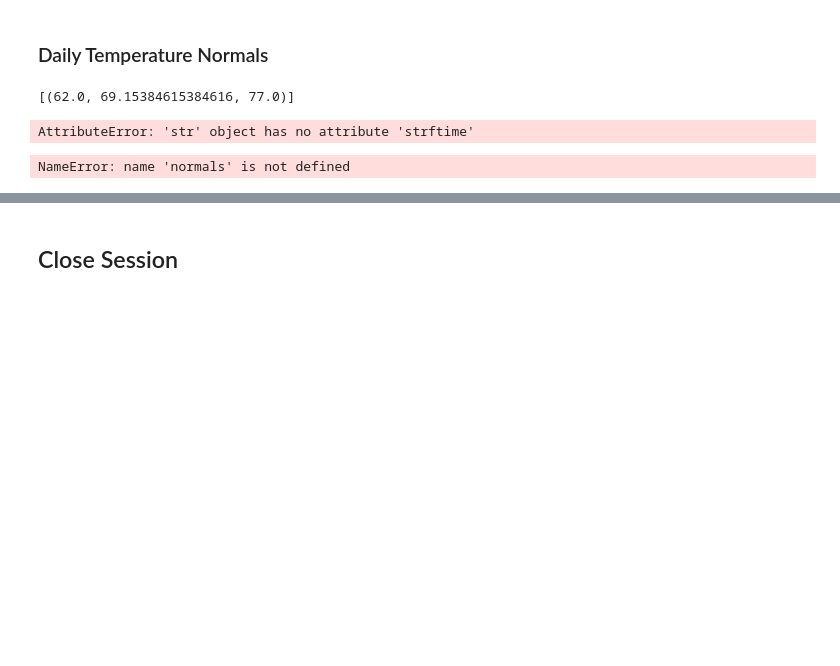
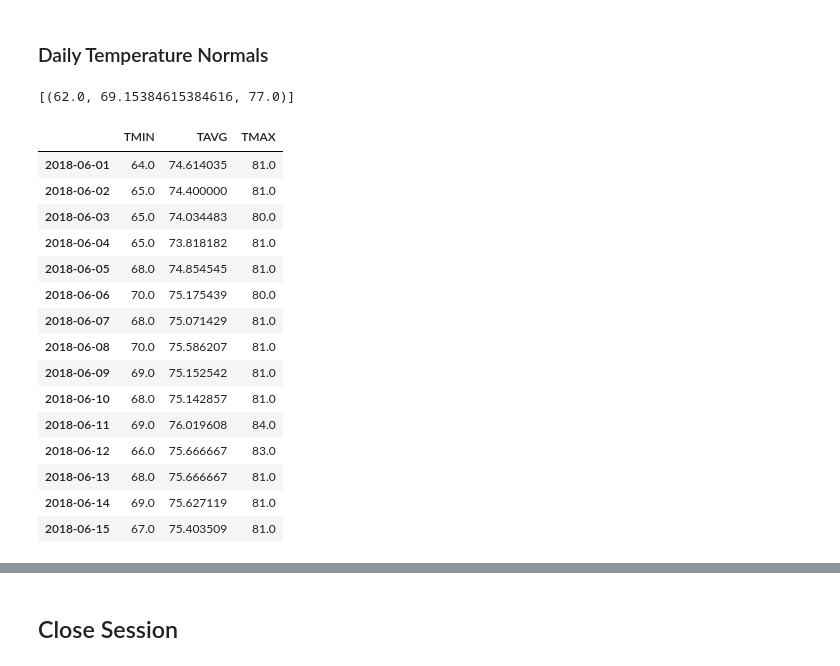
Before and after one commit to prinathaker/sqlalchemy-challenge, a Jupyter notebook: Instructions/temp_analysis_bonus_2_starter.ipynb, the cells around one changed output, grey strips where cells are left out. Cells and saved outputs as stored; diff of their text form; code cells hidden in the pictures; blank space fills up the shorter version.

```diff
--- a/Instructions/temp_analysis_bonus_2_starter.ipynb
+++ b/Instructions/temp_analysis_bonus_2_starter.ipynb
@@ -135,0 +110,10 @@ prcp_station_df
+# %%
+sel =[Measurement.station, func.sum(Measurement.prcp),
+      Station.name,Station.latitude,Station.longitude,Station.elevation]
+
+prcp_station_df = session.query(*sel).\
+   filter(Measurement.station == Station.station).\
+   filter(Measurement.date>=startdate_oneyearprior).\
+   filter(Measurement.date<=enddate_oneyearprior).\
+   group_by(Measurement.station).\
+   order_by(func.sum(Measurement.prcp).desc()).all()
@@ -192,46 +171,57 @@ daily_normals("01-01")
 start_date = '2017-08-01'
 end_date = '2017-08-07'
 
+
 # Use the start and end date to create a range of dates
+trip_dates = pd.date_range(start_dt,end_dt)
+trip_dates = trip_dates.astype(str)
 
 # Strip off the year and save a list of strings in the format %m-%d
-
-# Use the `daily_normals` function to calculate the normals for each date string
-# and append the results to a list called `normals`.
-# Use the start and end date to create a range of dates
-
-# --- create an empty list to store range of dates ---
-trip_dates = []
-
-# --- new variable to act as start date (so that actual start date is unchanged) ---
-current_date = start_date
-
-# --- while loop to append dates to list in the format %m-%d ---
-while current_date <= end_date:
-    month = current_date.strftime('%m')
-    day = current_date.strftime('%d')
-    trip_dates.append(f"{month}-{day}")
-    current_date += dt.timedelta(days=1)
+split_year = [x.split("-",1) for x in trip_dates]
+date_str = [x[1] for x in split_year]
+date_str
 
 # Loop through the list of %m-%d strings and calculate the normals for each date
 
 # --- create an empty list to store normals ---
-normals = []
-
-# --- for loop to calculate normals for each date in trip_dates list ---
-for i in range(len(trip_dates)):
-    day_normal = daily_normals(trip_dates[i])
-    normals.append(day_normal[0])
+normals = [daily_normals(n) for n in date_str]
-# %% [output]
-AttributeError: 'str' object has no attribute 'strftime'
+# %%
+#Extracts tuples into lists
+tmin_list =[]
+tavg_list = []
+tmax_list = []
+dn_list = []
+
+# --- for loop to calculate normals for each date in trip_dates list ---
+for n in normals: dn_list.append(n[0])
+
+for tmin,tavg,tmax in dn_list:
+    tmin_list.append(tmin)
+    tavg_list.append(tavg)
+    tmax_list.append(tmax)
 # %%
 # Load the previous query results into a Pandas DataFrame and add the `trip_dates` range as the `date` index
 
-dailynormals_df = pd.DataFrame(normals, columns =['T-Min (F)', 'T-Avg (F)', 'T-Max(F)'])
-dailynormals_df["Date"] = trip_dates
-dailynormals_df.set_index("Date")
+dailynormals_df = pd.DataFrame({"TMIN":tmin_list,"TAVG":tavg_list,"TMAX":tmax_list},index=trip_dates)
+
+dailynormals_df
 # %% [output]
-NameError: name 'normals' is not defined
+|  | TMIN | TAVG | TMAX |
+| 2018-06-01 | 64.0 | 74.614035 | 81.0 |
+| 2018-06-02 | 65.0 | 74.400000 | 81.0 |
+| 2018-06-03 | 65.0 | 74.034483 | 80.0 |
+| 2018-06-04 | 65.0 | 73.818182 | 81.0 |
+| 2018-06-05 | 68.0 | 74.854545 | 81.0 |
+| 2018-06-06 | 70.0 | 75.175439 | 80.0 |
+| 2018-06-07 | 68.0 | 75.071429 | 81.0 |
+| 2018-06-08 | 70.0 | 75.586207 | 81.0 |
+| 2018-06-09 | 69.0 | 75.152542 | 81.0 |
+| 2018-06-10 | 68.0 | 75.142857 | 81.0 |
+| 2018-06-11 | 69.0 | 76.019608 | 84.0 |
+| 2018-06-12 | 66.0 | 75.666667 | 83.0 |
+| 2018-06-13 | 68.0 | 75.666667 | 81.0 |
+| 2018-06-14 | 69.0 | 75.627119 | 81.0 |
+| 2018-06-15 | 67.0 | 75.403509 | 81.0 |
 # %%
 # Plot the daily normals as an area plot with `stacked=False`
 
```
Also changed, not shown: parts of 5 cells of this notebook.
